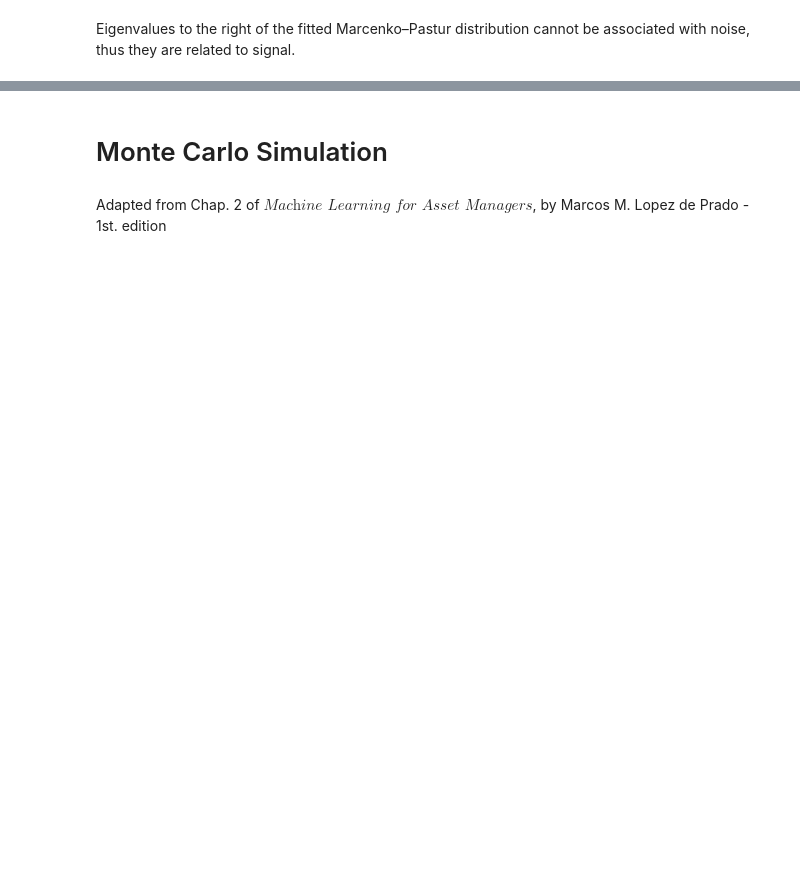
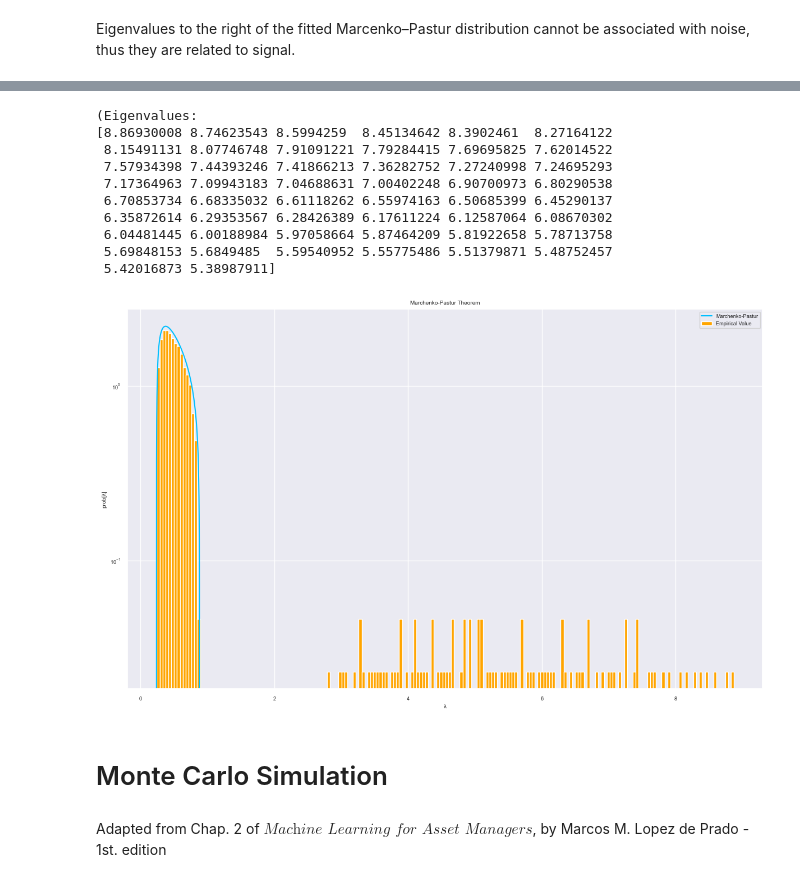
Before and after one commit to yashbhesaniya/fractional-differentiation-time-series, a Jupyter notebook: notebooks/denoising.ipynb, the cells around one changed output, grey strips where cells are left out. Cells and saved outputs as stored; diff of their text form; code cells hidden in the pictures; blank space fills up the shorter version.

```diff
--- a/notebooks/denoising.ipynb
+++ b/notebooks/denoising.ipynb
@@ -228,3 +279,39 @@ related to signal.
+# %%
+# Adapted from SNIPPET 2.3 ADD SIGNAL TO A RANDOM COVARIANCE MATRIX (Lopez)
+def getRndCov(nCols,nFacts):
+    w=np.random.normal(size=(nCols,nFacts))
+    cov=np.dot(w,w.T) # random cov matrix, however not full rank
+    cov+=np.diag(np.random.uniform(size=nCols)) # full rank cov
+    return cov
+#---------------------------------------------------
+def cov2corr(cov):
+    # Derive the correlation matrix from a covariance matrix
+    std=np.sqrt(np.diag(cov))
+    corr=cov/np.outer(std,std)
+    corr[corr<-1],corr[corr>1]=-1,1 # numerical error
+    return corr
+#---------------------------------------------------
+alpha,nCols,nFact,q=.99,1000,100,10.0
+mp_f_processor = Denoising(alpha=alpha, q = q)
+cov=np.cov(np.random.normal(size=(10000,1000)),rowvar=0)
+cov=alpha*cov+(1-alpha)*getRndCov(nCols,nFact) # noise+signal
+corr0_f=cov2corr(cov)
+eVal0_f,eVec0_f=mp_f_processor.calcPCA(corr0_f)
+# %%
+# Plot the distribution with Synthetic Data
+plotMPDistribution(corr0_f, mp_f_processor, 200)
+# %% [output]
+(Eigenvalues:
+[8.86930008 8.74623543 8.5994259  8.45134642 8.3902461  8.27164122
+ 8.15491131 8.07746748 7.91091221 7.79284415 7.69695825 7.62014522
+ 7.57934398 7.44393246 7.41866213 7.36282752 7.27240998 7.24695293
+ 7.17364963 7.09943183 7.04688631 7.00402248 6.90700973 6.80290538
+ 6.70853734 6.68335032 6.61118262 6.55974163 6.50685399 6.45290137
+ 6.35872614 6.29353567 6.28426389 6.17611224 6.12587064 6.08670302
+ 6.04481445 6.00188984 5.97058664 5.87464209 5.81922658 5.78713758
+ 5.69848153 5.6849485  5.59540952 5.55775486 5.51379871 5.48752457
+ 5.42016873 5.38987911]
+[figure, added]
 # %% [markdown]
 # Monte Carlo Simulation
 # %% [markdown]
```
Also changed, not shown: parts of 55 cells of this notebook, 6 other files.
